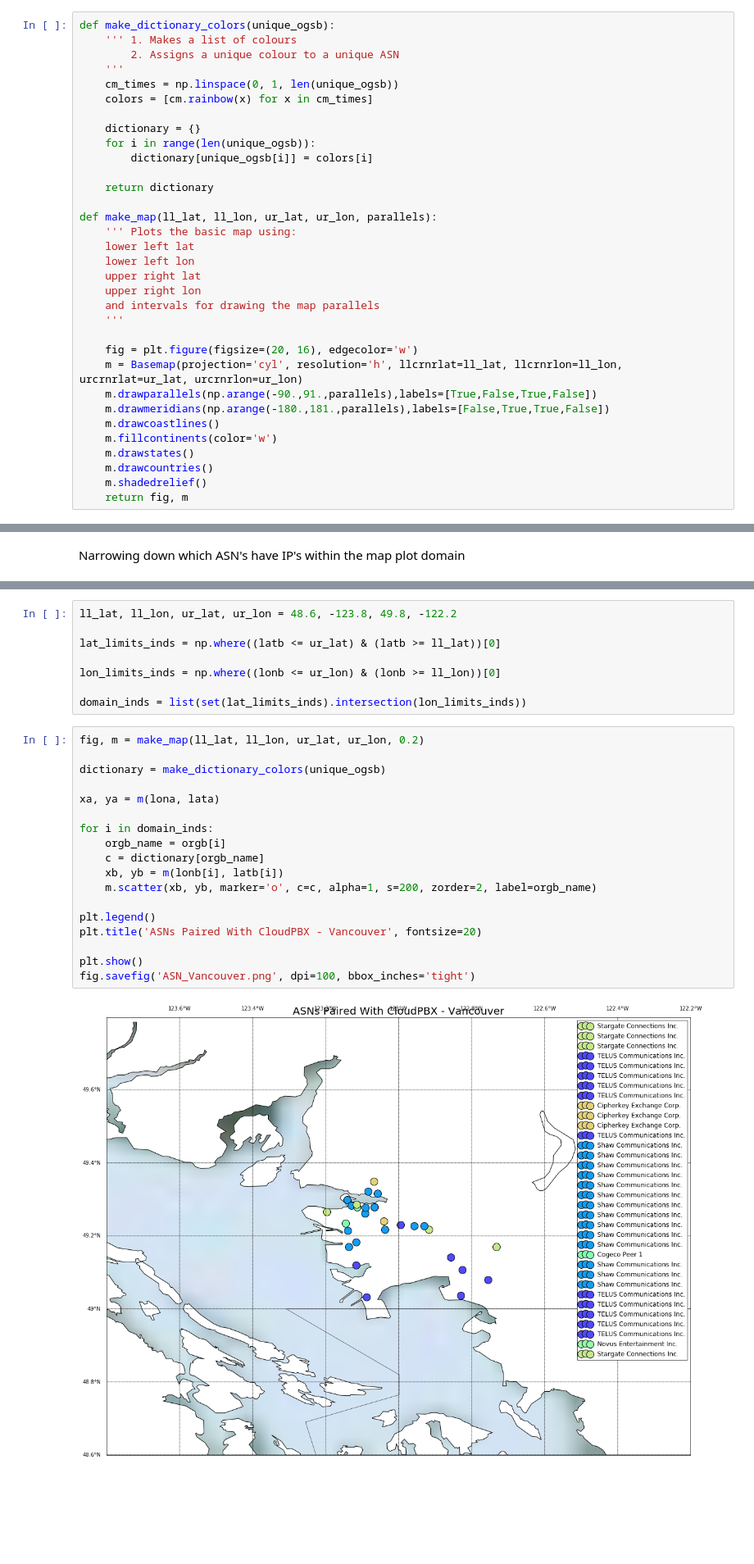
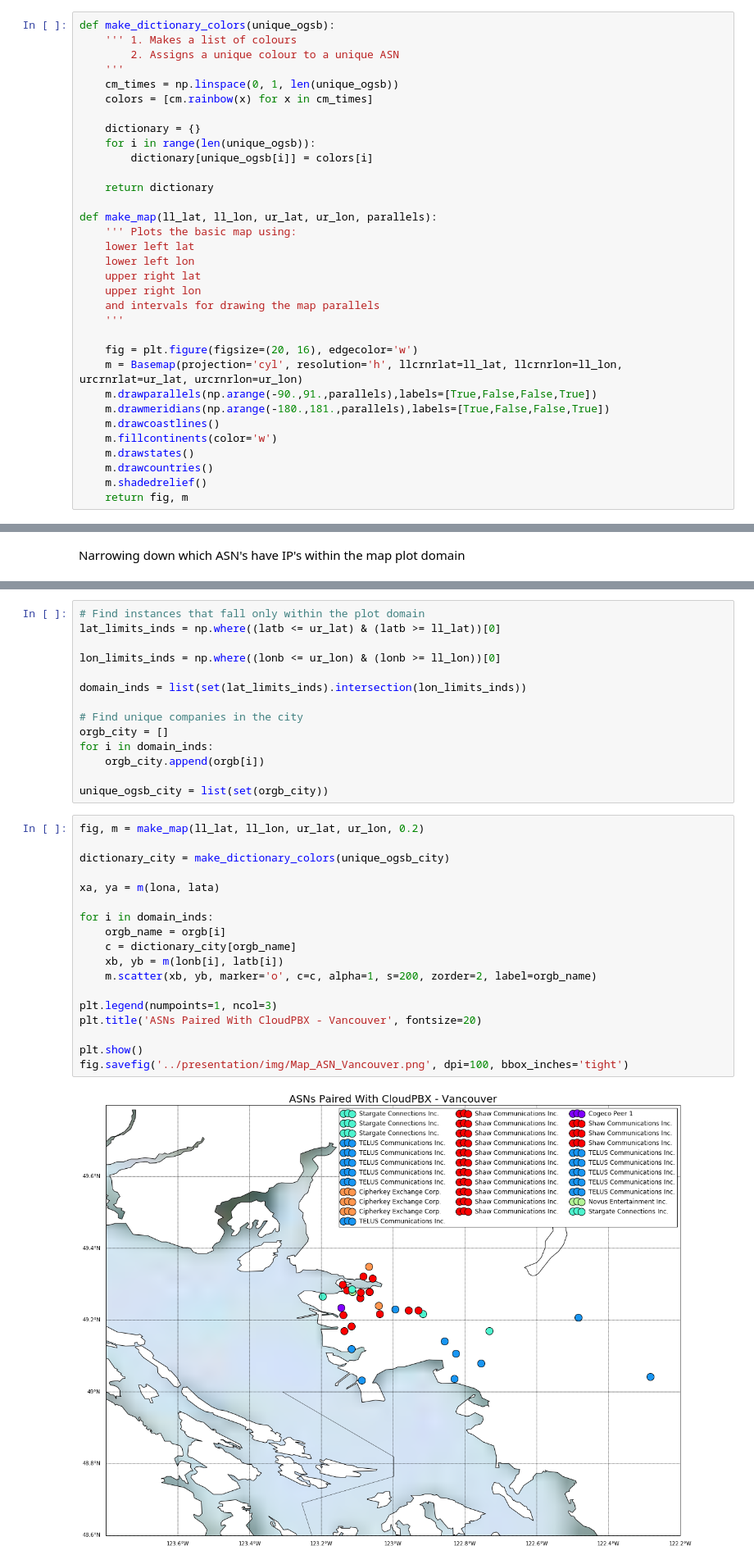
Before and after one commit to mattfung/pims-bcdata18-cloudpbx, a Jupyter notebook: Idalia/Network_Map.ipynb, the cells around one changed output, grey strips where cells are left out. Shown at 82% size. Saved outputs shown, nothing was run; the diff lists cells and outputs as text; blank space fills up the shorter version.

```diff
--- a/Idalia/Network_Map.ipynb
+++ b/Idalia/Network_Map.ipynb
@@ -78,8 +82,8 @@ def make_map(ll_lat, ll_lon, ur_lat, ur_lon, parallels):
 
     fig = plt.figure(figsize=(20, 16), edgecolor='w')
     m = Basemap(projection='cyl', resolution='h', llcrnrlat=ll_lat, llcrnrlon=ll_lon, urcrnrlat=ur_lat, urcrnrlon=ur_lon)
-    m.drawparallels(np.arange(-90.,91.,parallels),labels=[True,False,True,False])
-    m.drawmeridians(np.arange(-180.,181.,parallels),labels=[False,True,True,False])
+    m.drawparallels(np.arange(-90.,91.,parallels),labels=[True,False,False,True])
+    m.drawmeridians(np.arange(-180.,181.,parallels),labels=[True,False,False,True])
     m.drawcoastlines()
     m.fillcontinents(color='w')
     m.drawstates()
@@ -117,28 +123,34 @@ Narrowing down which ASN's have IP's within the map plot domain
 # %%
-ll_lat, ll_lon, ur_lat, ur_lon = 48.6, -123.8, 49.8, -122.2
-
+# Find instances that fall only within the plot domain
 lat_limits_inds = np.where((latb <= ur_lat) & (latb >= ll_lat))[0]
 
 lon_limits_inds = np.where((lonb <= ur_lon) & (lonb >= ll_lon))[0]
 
 domain_inds = list(set(lat_limits_inds).intersection(lon_limits_inds))
+
+# Find unique companies in the city
+orgb_city = []
+for i in domain_inds:
+    orgb_city.append(orgb[i])
+
+unique_ogsb_city = list(set(orgb_city))
 # %%
 fig, m = make_map(ll_lat, ll_lon, ur_lat, ur_lon, 0.2)
 
-dictionary = make_dictionary_colors(unique_ogsb)
+dictionary_city = make_dictionary_colors(unique_ogsb_city)
 
 xa, ya = m(lona, lata)
 
 for i in domain_inds:
     orgb_name = orgb[i]
-    c = dictionary[orgb_name]
+    c = dictionary_city[orgb_name]
     xb, yb = m(lonb[i], latb[i])
     m.scatter(xb, yb, marker='o', c=c, alpha=1, s=200, zorder=2, label=orgb_name)
 
-plt.legend()
+plt.legend(numpoints=1, ncol=3)
 plt.title('ASNs Paired With CloudPBX - Vancouver', fontsize=20)
 
 plt.show()
-fig.savefig('ASN_Vancouver.png', dpi=100, bbox_inches='tight')
+fig.savefig('../presentation/img/Map_ASN_Vancouver.png', dpi=100, bbox_inches='tight')
 # %% [output]
-[figure, old version]
+[figure, new version]
```
Also changed, not shown: parts of 6 cells of this notebook, 1 other file.
